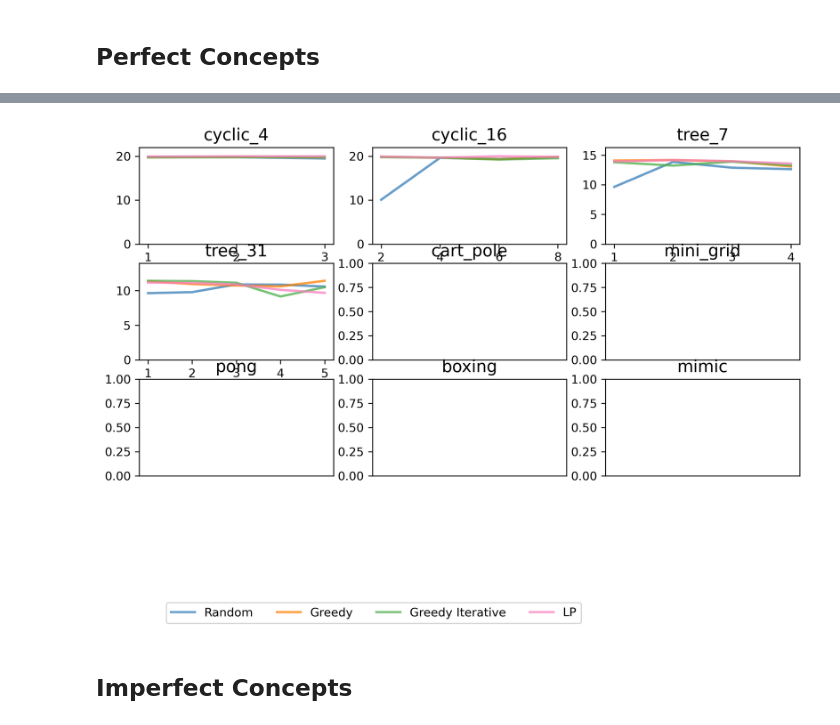
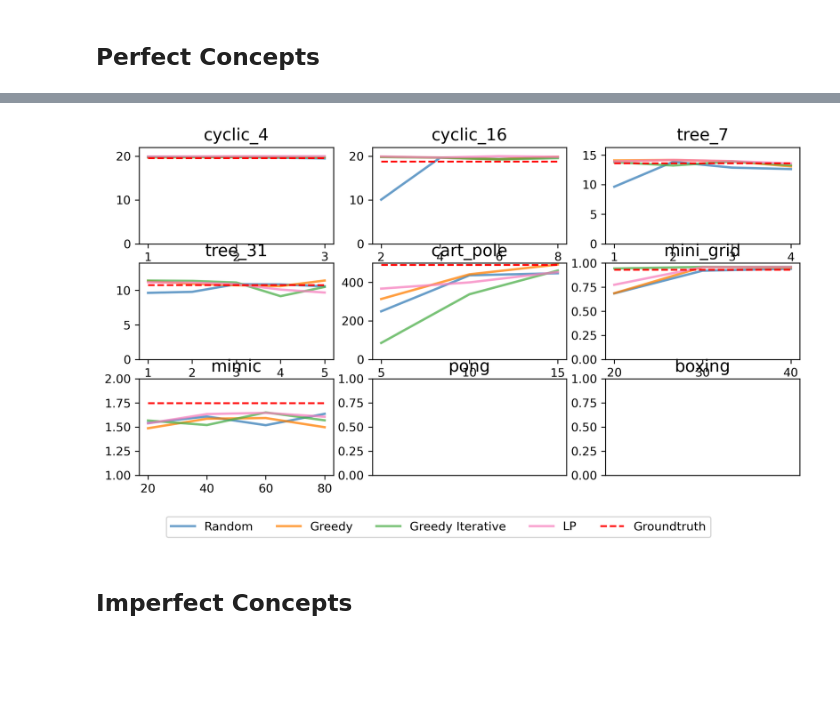
Before and after one commit to naveenr414/concept_decisions, a Jupyter notebook: scripts/notebooks/Plotting.ipynb, the cells around one changed output, grey strips where cells are left out. Saved outputs shown, nothing was run; the diff lists cells and outputs as text; code cells hidden in the pictures; blank space fills up the shorter version.

Commit message:
Updated CUB + Iterative algorithm

```diff
--- a/scripts/notebooks/Plotting.ipynb
+++ b/scripts/notebooks/Plotting.ipynb
@@ -22,10 +25,10 @@ training_times = {
     'cyclic_16':10_000,
     'tree_7': 25_000,
     'tree_31': 25_000,
-    'cart_pole': 250000,
-    'mini_grid': 12_000_000,
+    'cart_pole': 1_000_000,
+    'mini_grid': 250_000,
+    'mimic': 250_000,
     'pong': 2_000_000,
     'boxing': 2_000_000,
-    'mimic': 100_000,
 }
 # %%
@@ -182,42 +176,52 @@ num_by_env = {
     "cyclic_16": [2,4,6,8],
     "tree_7": [1,2,3,4],
     "tree_31": [1,2,3,4,5],
-    "cart_pole": [],
-    "mini_grid": [],
+    "cart_pole": [5,10,15],
+    "mini_grid": [20,30,40],
+    "mimic": [20,40,60,80],
     "pong": [],
     "boxing": [],
-    "mimic": [],
 }
 
 titles = flatten_to_square(environments)
 
 sup_y_label = ""
 overall_format = {'figsize':(10,5),
     'style_size': style_size,
     'has_grid': False,
-    'y_lim': [[[0,22],[0,22],[0,(10*4/7+20*3/7)+2]],[[0,(10*25/31+20*6/31)+2],[0,1],[0,1]],[[0,1],[0,1],[0,1]]],
+    'y_lim': [[[0,22],[0,22],[0,(10*4/7+20*3/7)+2]],[[0,(10*25/31+20*6/31)+2],[0,500],[0,1]],[[1,2],[0,1],[0,1]]],
     'x_ticks': [[[num_by_env[environments[3*i+j]],num_by_env[environments[3*i+j]]] for j in range(3)] for i in range(3)]
 }
 
 fig,ax = create_axes(plot_dimensions,overall_format,titles=titles)
 
 line_format = {'color_palette': 'six_color', 'linewidth': 2}
 
 all_labels = ["Random","Greedy","Greedy Iterative","LP"]
 
 for i in range(len(environments)):
     x_groups = [num_by_env[environments[i]] for arr in [random_selection,greedy_selection,greedy_iterative_selection,lp_selection]]
     x_vals = num_by_env[environments[i]]
-    y_vals = [[arr[i][number_concepts.index(j)] for j in num_by_env[environments[i]]] for arr in [random_selection,greedy_selection,greedy_iterative_selection,lp_selection]]
+    x_indices = [number_concepts.index(i) for i in x_vals]
+    y_vals = [[np.mean(arr[i][j]) for j in range(len(arr[i]))] for arr in [random_selection,greedy_selection,greedy_iterative_selection,lp_selection]]
+    y_std = [[np.std(arr[i][j])/len(arr[i][j])**.5 for j in range(len(arr[i]))] for arr in [random_selection,greedy_selection,greedy_iterative_selection,lp_selection]]
+    y_vals = np.array(y_vals)[:,x_indices]
+    y_std = np.array(y_std)[:,x_indices]*0
     x,y = index_to_tuple(i)
 
-    plot_line(ax[x][y],x_groups,y_vals,[[0 for i in range(len(arr))] for arr in y_vals],all_labels,line_format)
 
-legend_format = {'style_size': style_size,'type': 'is_global', 'loc': 'lower left', 'ncol': 4, 'bbox_to_anchor': (0.15,-0.25),'fontsize': 14}
+    plot_line(ax[x][y],x_groups,y_vals,y_std,all_labels,line_format)
+    if len(x_indices) > 0:
+        if environments[i] == "cart_pole":
+            ax[x][y].hlines(490,np.min(x_groups),np.max(x_groups),label="Groundtruth",color="red",linestyle="--")
+        else:
+            ax[x][y].hlines(np.mean([np.mean(basic_comparison[i][j]) for j in x_indices]),np.min(x_groups),np.max(x_groups),label="Groundtruth",color="red",linestyle="--")
+
+legend_format = {'style_size': style_size,'type': 'is_global', 'loc': 'lower left', 'ncol': 5, 'bbox_to_anchor': (0.15,-0.05),'fontsize': 14}
 create_legend(fig,ax,plot_dimensions,legend_format)
 fig.savefig("../../results/figures/number_of_concepts_basic.pdf",dpi=300, bbox_inches='tight')
 # %% [output]
-[figure, old version]
+[figure, new version]
 # %% [markdown]
 ## Imperfect Concepts
 # %%
```
Also changed, not shown: parts of 22 cells of this notebook, 14 other files.
